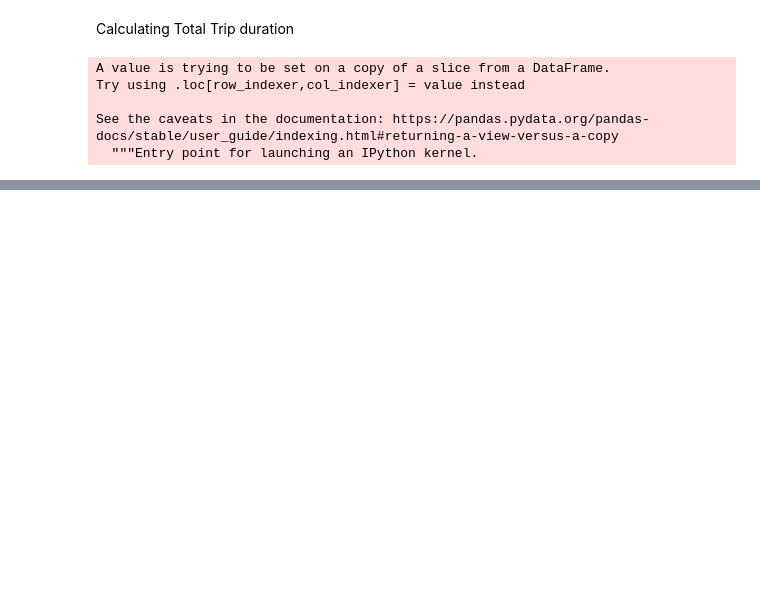
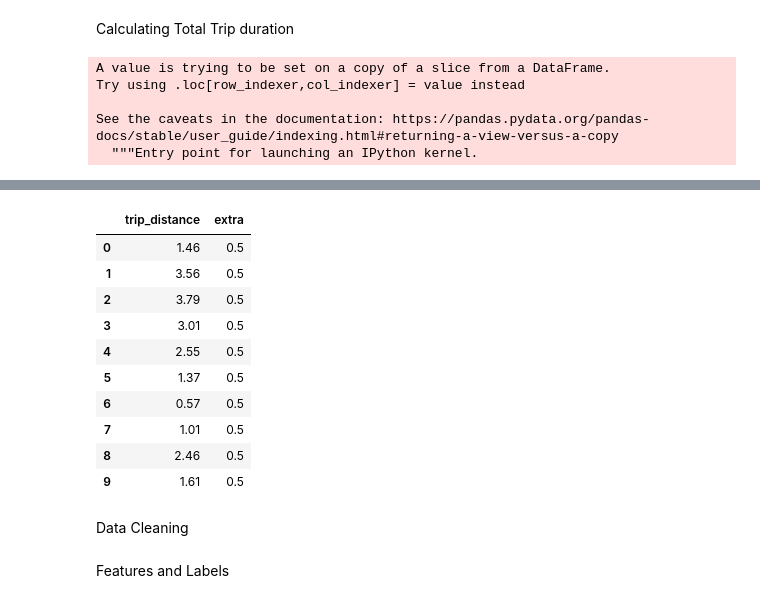
Before and after one commit to adhish70/Taxi_Fare_Prediction-CS672_Project, a Jupyter notebook: main_design.ipynb, the cells around one changed output, grey strips where cells are left out. Saved outputs shown, nothing was run; the diff lists cells and outputs as text; code cells hidden in the pictures; blank space fills up the shorter version.

```diff
--- a/main_design.ipynb
+++ b/main_design.ipynb
@@ -815,0 +834,16 @@ influence_df.head(10)
+# %%
+dist_extra_df.head(10)
+# %% [output]
+|  | trip_distance | extra |
+| 0 | 1.46 | 0.5 |
+| 1 | 3.56 | 0.5 |
+| 2 | 3.79 | 0.5 |
+| 3 | 3.01 | 0.5 |
+| 4 | 2.55 | 0.5 |
+| 5 | 1.37 | 0.5 |
+| 6 | 0.57 | 0.5 |
+| 7 | 1.01 | 0.5 |
+| 8 | 2.46 | 0.5 |
+| 9 | 1.61 | 0.5 |
+# %% [markdown]
+Data Cleaning
@@ -815,0 +852,2 @@ influence_df.head(10)
+# %% [markdown]
+Features and Labels
```
Also changed, not shown: parts of 41 cells of this notebook.
